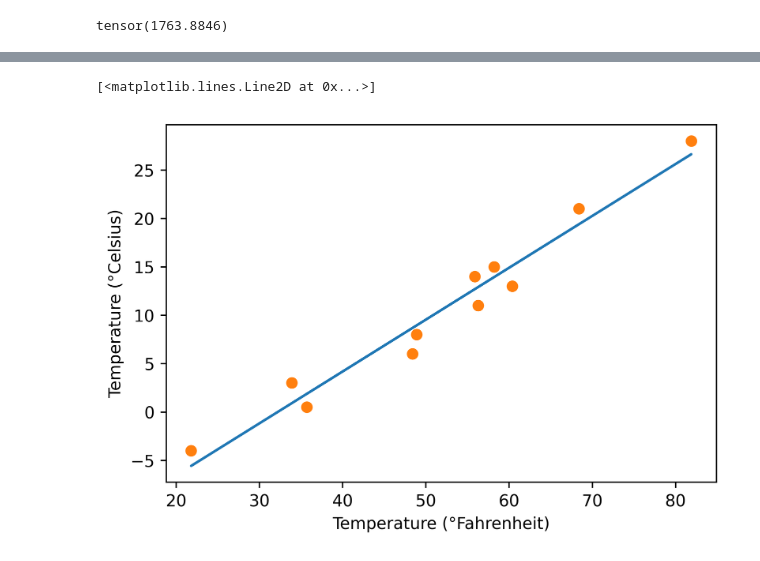
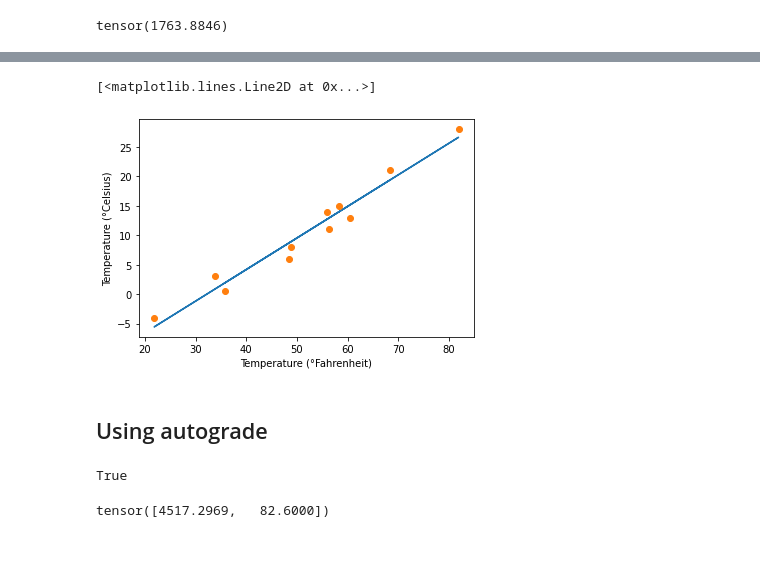
Before and after one commit to Mohamedhabi/deep-learning-with-pytorch-myCode, a Jupyter notebook: 5/learning.ipynb, the cells around one changed output, grey strips where cells are left out. Saved outputs shown, nothing was run; the diff lists cells and outputs as text; code cells hidden in the pictures.

```diff
--- a/5/learning.ipynb
+++ b/5/learning.ipynb
@@ -79,15 +89,26 @@ Epoch 500000, Loss 2.927906
     Params: tensor([  0.5358, -17.2503])
     Grad:   tensor([-0.0002,  0.0095])
 # %%
-%matplotlib inline
-from matplotlib import pyplot as plt
+t_p = model(t_u, *params)
 
-t_p = model(t_u, *params)
-fig = plt.figure(dpi=600)
 plt.xlabel("Temperature (°Fahrenheit)")
 plt.ylabel("Temperature (°Celsius)")
 plt.plot(t_u.numpy(), t_p.detach().numpy())
 plt.plot(t_u.numpy(), t_c.numpy(), 'o')
 # %% [output]
 [<matplotlib.lines.Line2D at 0x...>]
-[figure, old version]
+[figure, new version]
+# %% [markdown]
+## Using autograde
+# %%
+params = torch.tensor([1.0, 0.0], requires_grad = True)
+params.grad is None
+# %% [output]
+True
+# %%
+loss = loss_fn(model(t_u, *params), t_c)
+loss.backward()
+
+params.grad
+# %% [output]
+tensor([4517.2969,   82.6000])
```
Also changed, not shown: parts of 22 cells of this notebook.
